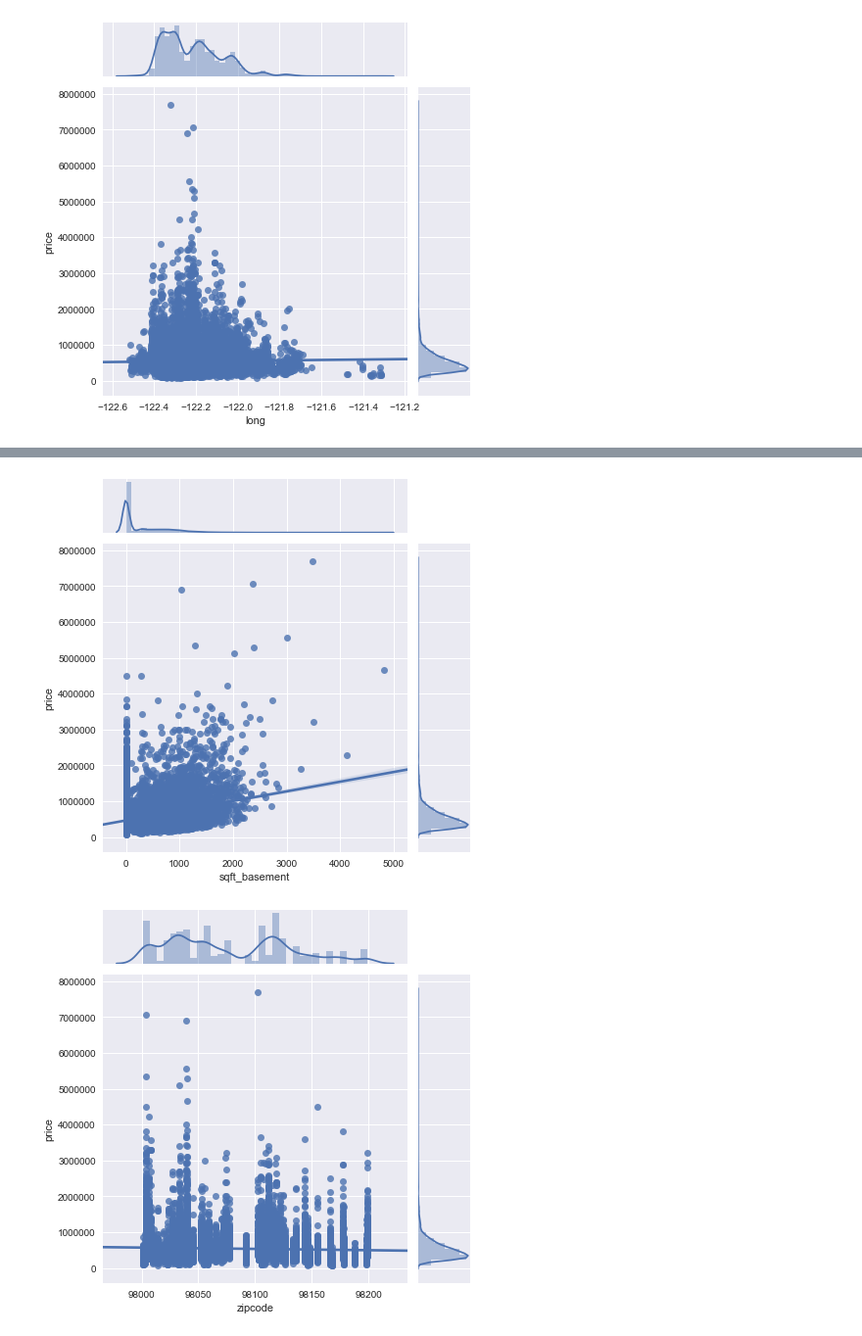
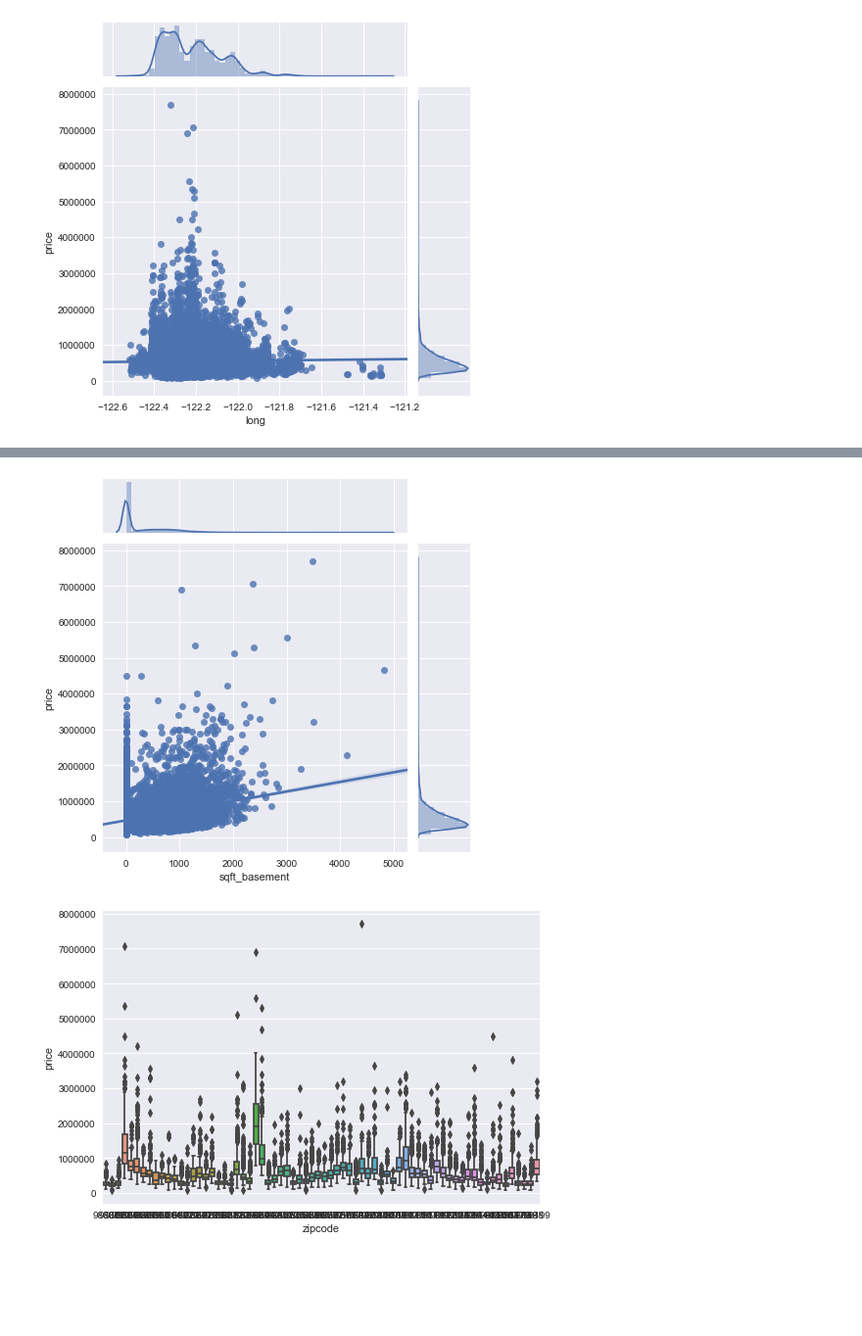
Before and after one commit to newhousem/Linear-Regression-Project, a Jupyter notebook: Data Cleaning and EDA.ipynb, the cells around one changed output, grey strips where cells are left out. Shown at 98% size. Cells and saved outputs as stored; diff of their text form; code cells hidden in the pictures; blank space fills up the shorter version.

```diff
--- a/Data Cleaning and EDA.ipynb
+++ b/Data Cleaning and EDA.ipynb
@@ -142,2 +144,5 @@ array([   0., 1991., 2002., 2010., 1992., 2013., 1994., 1978., 2005.,
 # %%
 df.yr_renovated = df.yr_renovated.fillna(0.)
+# %%
+df.loc[df['sqft_basement'] == 0, 'basement'] = 0
+df.loc[df['sqft_basement'] > 0, 'basement'] = 1
@@ -317,10 +356,10 @@ sns.jointplot('bedrooms','price', data=df, kind='reg');
 sns.jointplot('sqft_basement','price', data=df, kind='reg');
 #There may be a slight linear relationship with sqft_basement, but the data is skewed to the right from all the unknown, or 0, values
 # %% [output]
-[figure, old version]
+[figure, new version]
 # %%
-sns.jointplot('zipcode','price', data=df, kind='reg');
-#zipcode does not have a strong linear relationship
+sns.boxplot(x = 'zipcode', y = 'price', data=df);
+#Some zipcodes may have a relationship with price
 # %% [output]
-[figure, old version]
+[figure, new version]
 # %%
```
Also changed, not shown: parts of 18 cells of this notebook, 4 other files.
